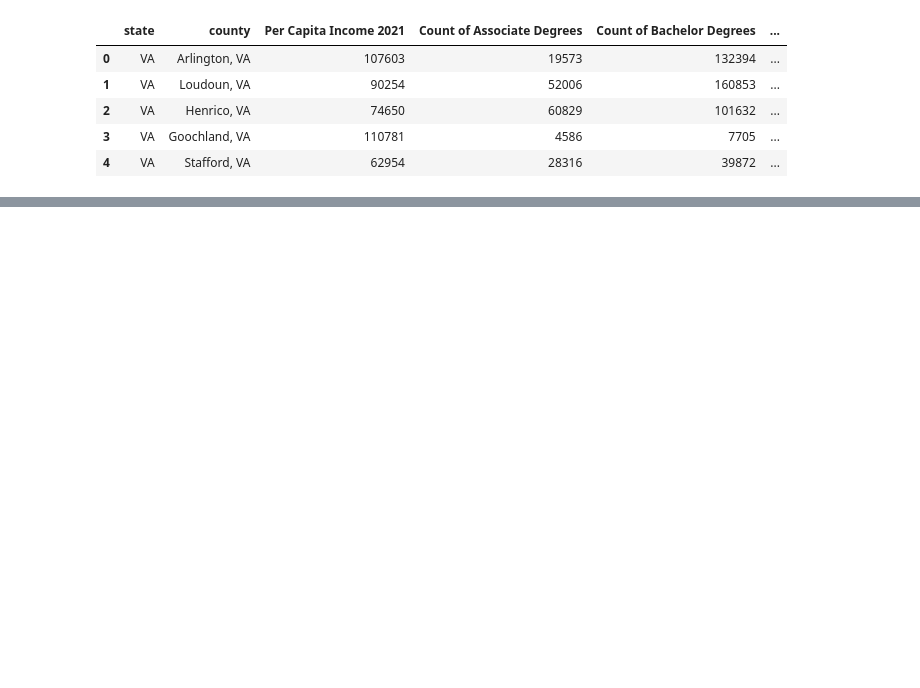
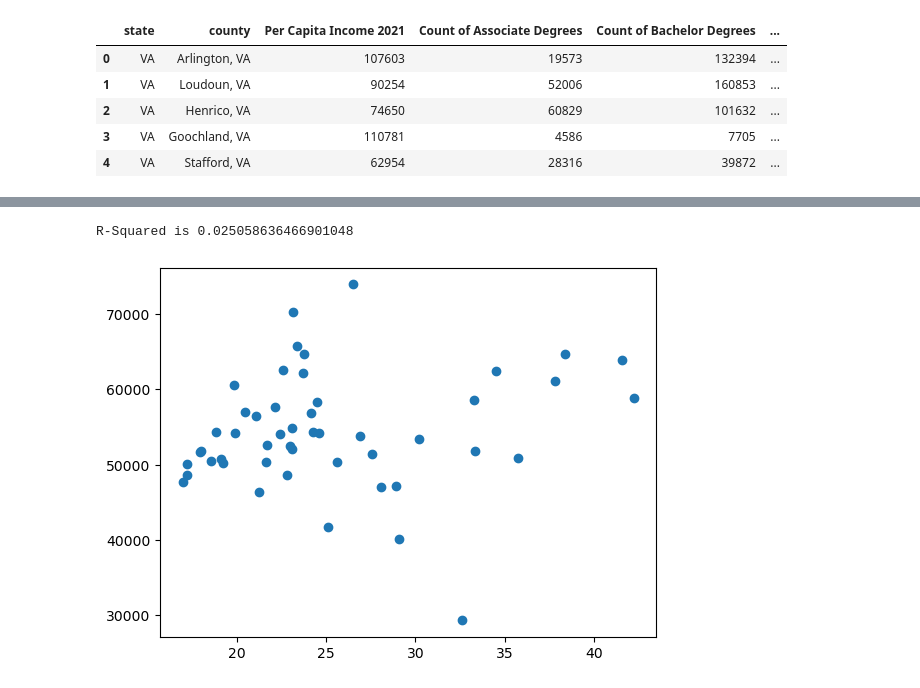
Before and after one commit to Amyebaker/Project1, a Jupyter notebook: Project1_Analysis.ipynb, the cells around one changed output, grey strips where cells are left out. Cells and saved outputs as stored; diff of their text form; code cells hidden in the pictures; blank space fills up the shorter version.

```diff
--- a/Project1_Analysis.ipynb
+++ b/Project1_Analysis.ipynb
@@ -199,0 +221,7 @@ final_df.head()
+# %%
+plt.scatter(state_avgs["Percent of Bachelor Degrees"],state_avgs["Adjusted Per Capita Personal Income 2021"])
+print(f'R-Squared is {rvalue**2}')
+plt.show()
+# %% [output]
+R-Squared is 0.025058636466901048
+[figure, added]
```
Also changed, not shown: parts of 6 cells of this notebook, 1 other file.
